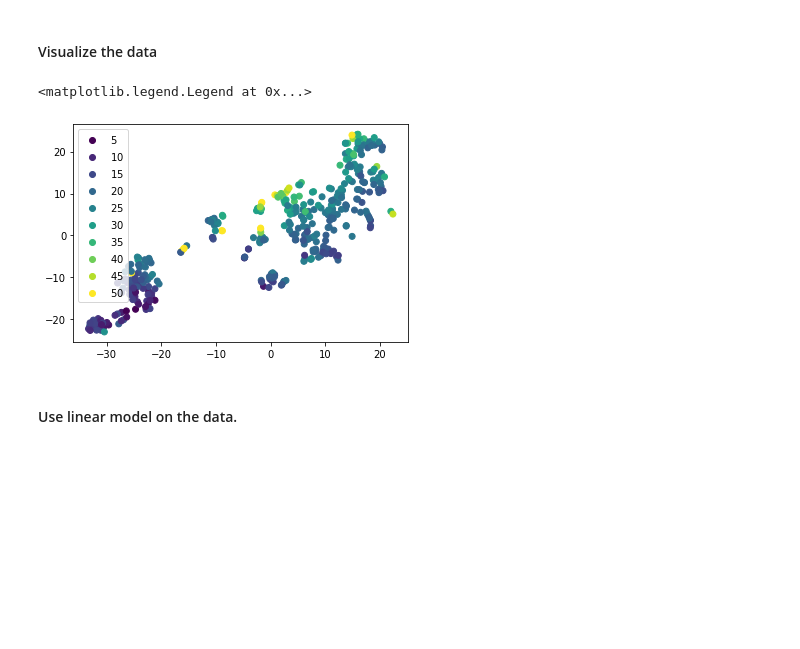
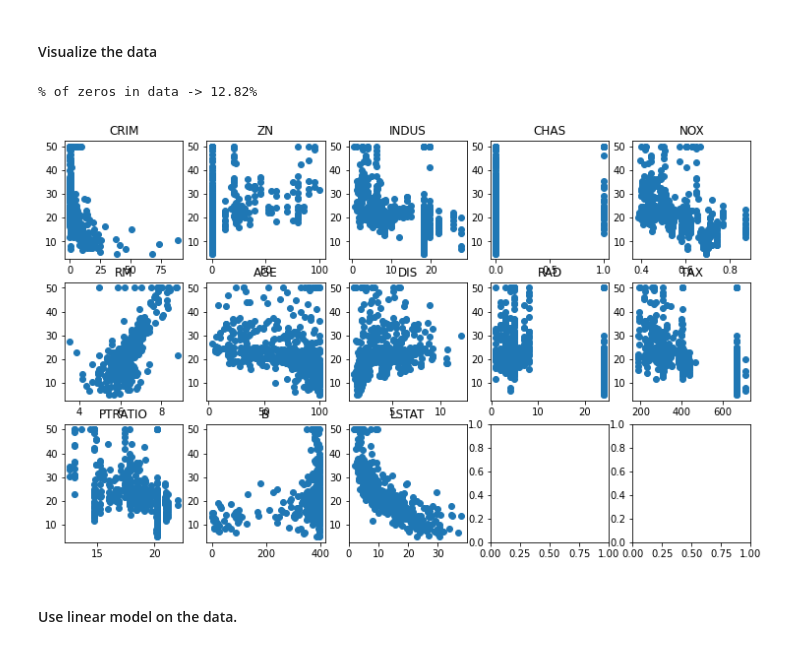
Before and after one commit to rohannakra/AI-Predicts-Boston-House-Prices, a Jupyter notebook: AI_predicts_house_prices.ipynb, the cells around one changed output. Drawn from its saved outputs; the diff is of its cells as text; code cells hidden in the pictures; blank space fills up the shorter version.

Commit message:
Editing visualizations

```diff
--- a/AI_predicts_house_prices.ipynb
+++ b/AI_predicts_house_prices.ipynb
@@ -62,16 +63,25 @@ X_test.shape: (127, 13)
 y_test.shape: (127,)
 # %% [markdown]
 #### Visualize the data
-# %%
-tsne = TSNE()
-
-X_train_trans = tsne.fit_transform(X_train)
-
-scatter = plt.scatter(X_train_trans[:, 0], X_train_trans[:, 1], c=y_train)
-plt.legend(*scatter.legend_elements())
-# %% [output]
-<matplotlib.legend.Legend at 0x...>
-[figure, removed]
+# %%
+print(f'% of zeros in data -> {(np.sum(data == 0)/data.size)*100:.2f}%')
+
+
+fig, axs = plt.subplots(3, 5, figsize=(12.5, 7.5))
+features = dataset.feature_names
+
+axs = [ax for ax in axs.ravel()]
+
+for i in range(len(features)):
+    axs[i].scatter(data[:, i], target)
+    axs[i].set_title(features[i])
+
+# NOTE: It seems like the is not much correlation between the target and most features.
+#       This means that model should not be prone to outliers.
+#       The right feature to test this is 'DIS'.
+# %% [output]
+% of zeros in data -> 12.82%
+[figure, added]
 # %% [markdown]
 #### Use linear model on the data.
 # %%
```
Also changed, not shown: parts of 1 cell of this notebook, 1 other file.
